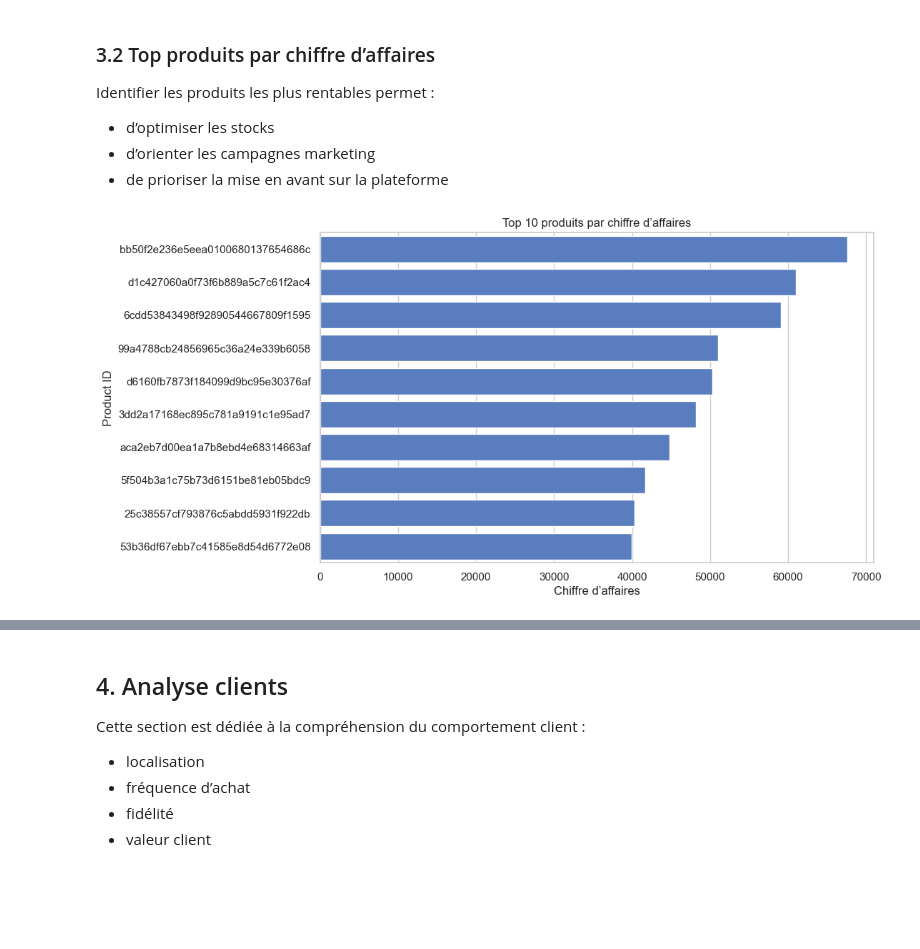
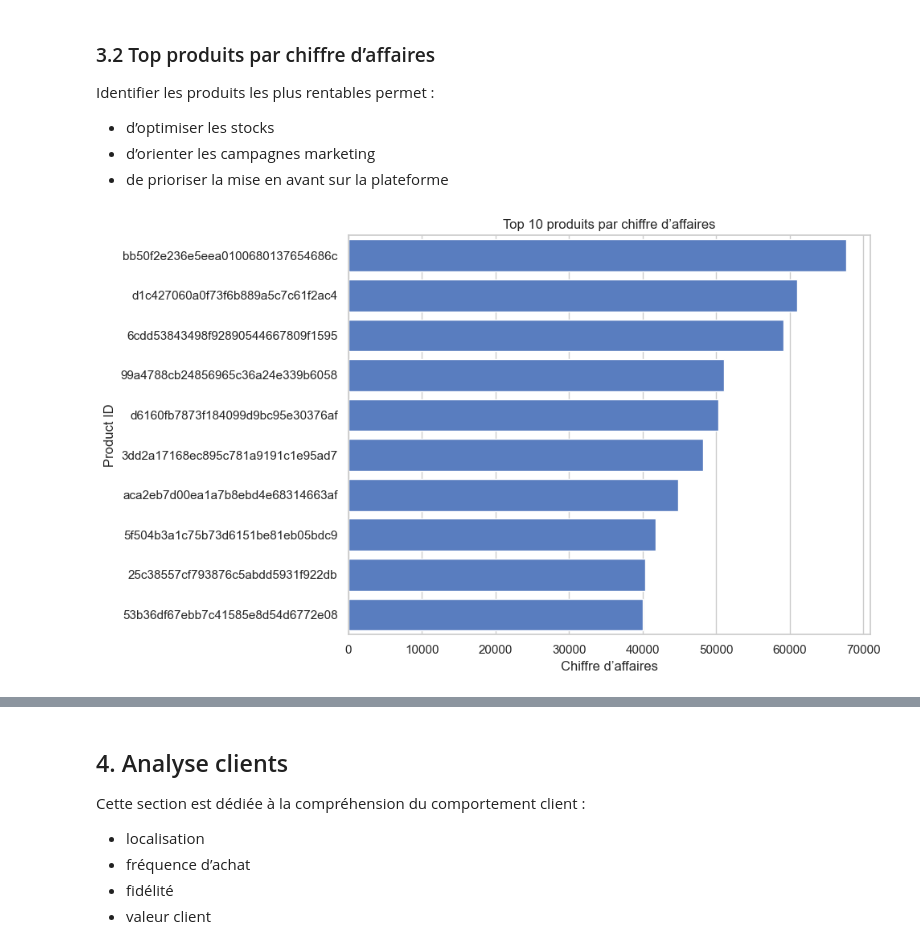
Before and after one commit to hirechabdessamad/HIRECH-Profile, a Jupyter notebook: src/02_EDA_Data_Visualization.ipynb, the cells around one changed output, grey strips where cells are left out. Saved outputs shown, nothing was run; the diff lists cells and outputs as text; code cells hidden in the pictures; blank space fills up the shorter version.

```diff
--- a/src/02_EDA_Data_Visualization.ipynb
+++ b/src/02_EDA_Data_Visualization.ipynb
@@ -147,17 +163,19 @@ Identifier les produits les plus rentables permet :
 # %%
 top_products = (
     df.groupby("product_id")["revenue"]
     .sum()
     .sort_values(ascending=False)
     .head(10)
     .reset_index()
 )
 
 plt.figure(figsize=(10,6))
 sns.barplot(data=top_products, y="product_id", x="revenue")
 plt.title("Top 10 produits par chiffre d’affaires")
 plt.xlabel("Chiffre d’affaires")
 plt.ylabel("Product ID")
+plt.tight_layout()
+plt.savefig("../reports/top_products.png", dpi=300)
 plt.show()
 # %% [output]
-[figure, old version]
+[figure, new version]
```
Also changed, not shown: parts of 12 cells of this notebook.
